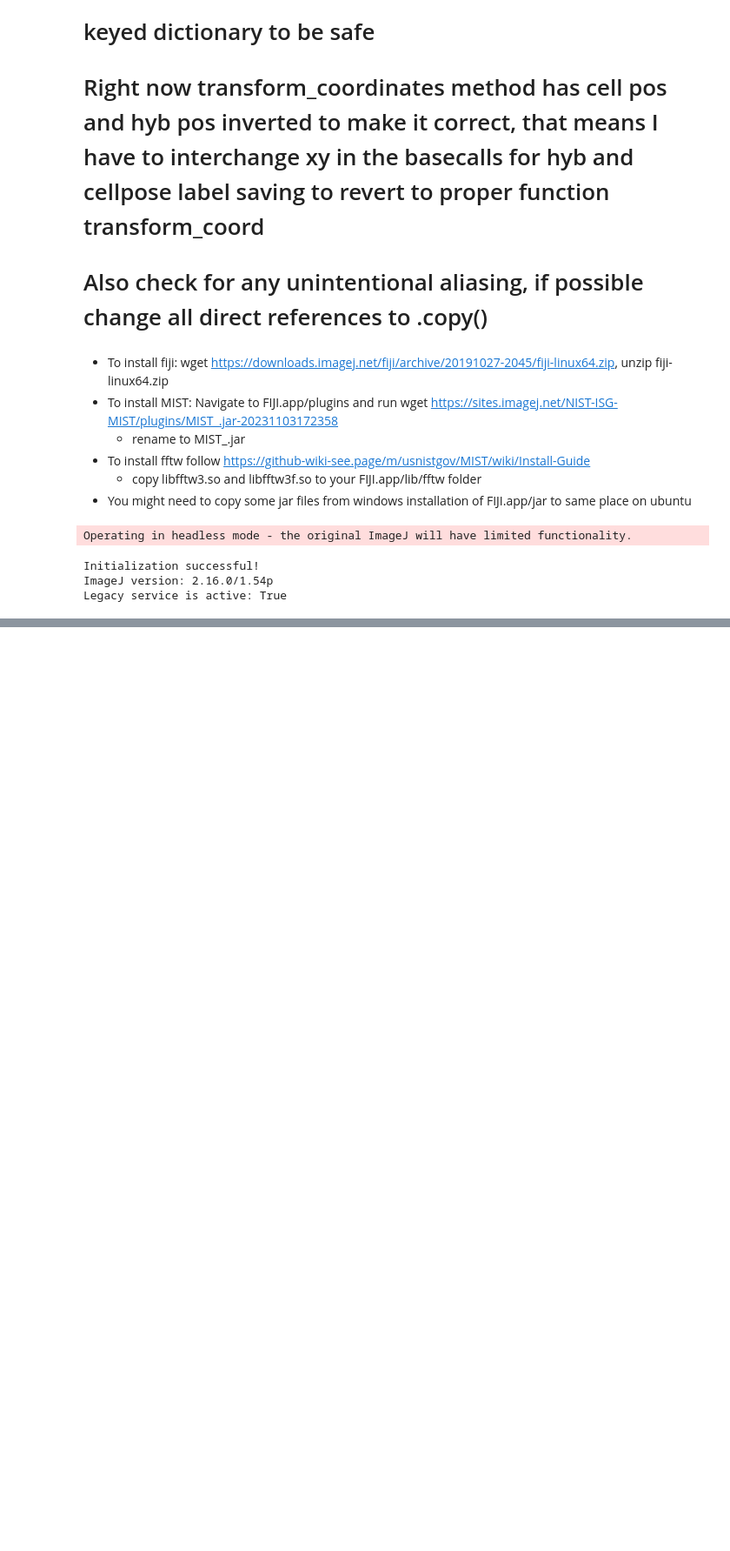
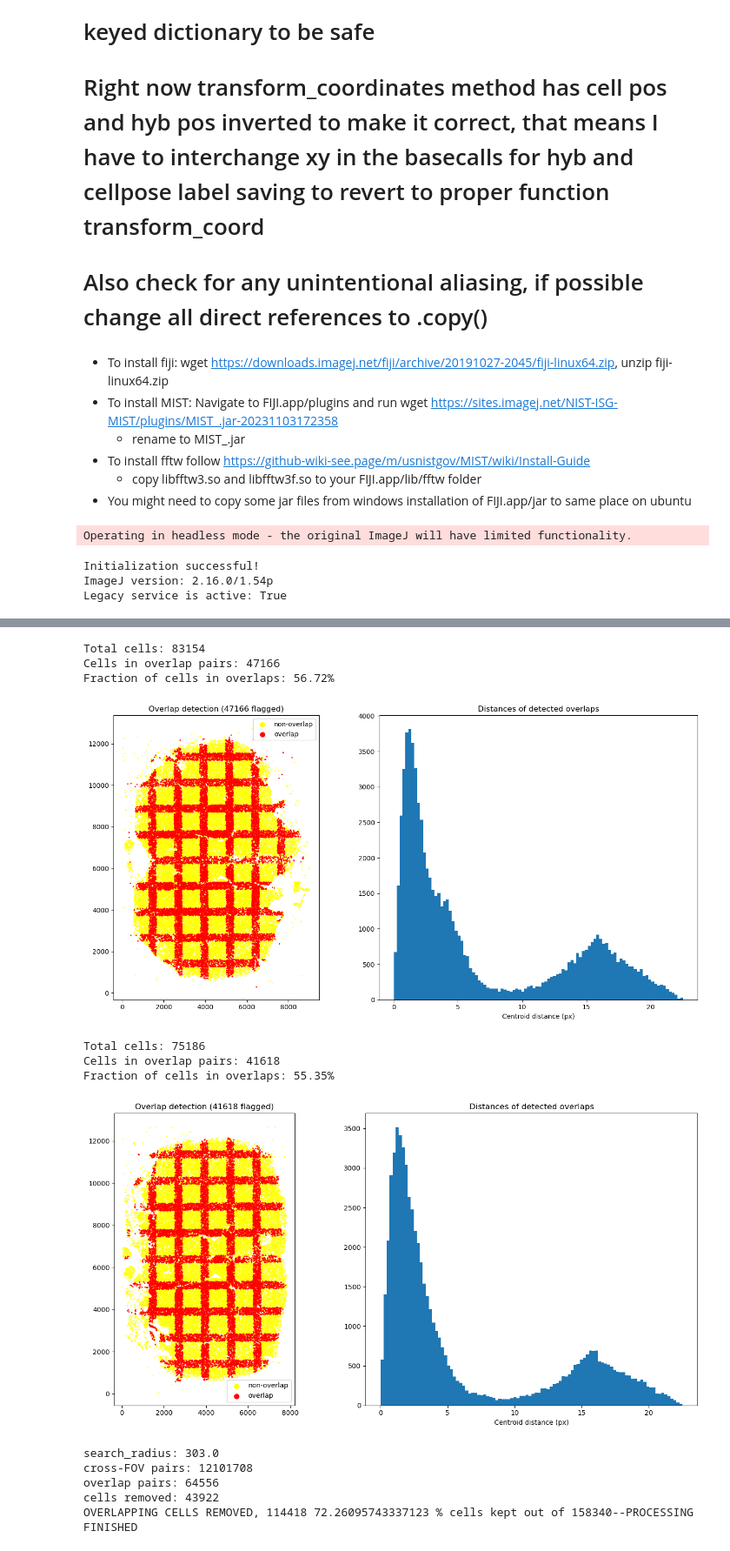
Before and after one commit to ZadorLaboratory/barseq-processing, a Jupyter notebook: attic/goswami/barseq_v2.ipynb, the cells around one changed output, grey strips where cells are left out. Shown at 87% size. Drawn from its saved outputs; the diff is of its cells as text; code cells hidden in the pictures; blank space fills up the shorter version.

```diff
--- a/attic/goswami/barseq_v2.ipynb
+++ b/attic/goswami/barseq_v2.ipynb
@@ -1795,19 +2027,28 @@ def check_stitched_output(pth,if_bcseq=1,if_hyb=1,if_geneseq=1,if_mist=1):
 # %%
-def check_final_overlap_removal(pth,data_file):
+def check_final_overlap_removal(pth,data_file,fov=1):
     data2=load(os.path.join(pth,'processed','filt_neurons.joblib'))
     data=load(os.path.join(pth,'processed',data_file))
     neurons=data['neurons']
     filt_neurons=data2['filt_neurons']
-    id_to_keep=data2['removecells_all']
-    fg, ax=plt.subplots(1,2)
+    id_fov1=neurons['slice']==fov
+    id_to_keep=(data2['removecells_all']) & (neurons['slice']==fov)
+    id_fov=(filt_neurons['slice']==fov)
+    fg, ax=plt.subplots(1,3)
     fg.suptitle('Before and after overlap filter', fontsize=16)
     fg.set_figheight(5)
-    fg.set_figwidth(10)
+    fg.set_figwidth(15)
 
     exp_mat=neurons['expmat'].todense() # I should do it in csr rather than dense--memory efficient
     total_exp_cell=np.asarray(np.sum(exp_mat,axis=1))
-    ax[0].scatter(neurons['pos10x_x'],neurons['pos10x_y'],1,total_exp_cell,cmap=plt.cm.viridis_r)
-    ax[1].scatter(filt_neurons['pos10x_x'],filt_neurons['pos10x_y'],1,total_exp_cell[id_to_keep],cmap=plt.cm.viridis_r)
+    ax[0].scatter(neurons['pos10x_x'][id_fov1],neurons['pos10x_y'][id_fov1],1,total_exp_cell[id_fov1],cmap=plt.cm.viridis_r)
+    ax[0].set_aspect('equal',adjustable='box')
+    ax[1].scatter(filt_neurons['pos10x_x'][id_fov],filt_neurons['pos10x_y'][id_fov],1,total_exp_cell[id_to_keep],cmap=plt.cm.viridis_r)
+    ax[1].set_aspect('equal',adjustable='box')
+
+
+    id_to_remove=(~data2['removecells_all']) & (neurons['slice']==fov)
+    ax[2].scatter(neurons['pos10x_x'][id_to_remove],neurons['pos10x_y'][id_to_remove],1,total_exp_cell[id_to_remove],cmap=plt.cm.viridis_r)
+    ax[2].set_aspect('equal',adjustable='box')
     fg.tight_layout()
 # %%
 def check_cellpose_output(pth,folder):
@@ -2165,5 +2531,23 @@ organize_processed_data(pth,config_pth,is_optseq=0,hyb_codebook_name='codebookhy
                            fraction_border=0.07)
 # %%
 # FILTER OVER;APPING NEURONS
-pth='/mnt/d/allen_data/test_dataset_bc_726126/'
-filter_overlapping_cells(pth,fname='alldata06092025.joblib',rescale_factor=0.5,px=0.33,box_half_width_um=5,search_radius_um=200)
+#pth='/mnt/d/allen_data/test_dataset_bc_726126'
+pth='/mnt/d/temp/ywt01_1357/'
+data_file='alldata04042026.joblib'
+
+filter_overlapping_cells(pth,fname=data_file,rescale_factor=0.5,px=0.33,box_half_width_um=5,search_radius_um=200)
+check_final_overlap_removal(pth,data_file,fov=2)
+# %% [output]
+Total cells: 83154
+Cells in overlap pairs: 47166
+Fraction of cells in overlaps: 56.72%
+[figure, added]
+Total cells: 75186
+Cells in overlap pairs: 41618
+Fraction of cells in overlaps: 55.35%
+[figure, added]
+search_radius: 303.0
+cross-FOV pairs: 12101708
+overlap pairs: 64556
+cells removed: 43922
+OVERLAPPING CELLS REMOVED, 114418 72.26095743337123 % cells kept out of 158340--PROCESSING FINISHED
```
Also changed, not shown: parts of 34 cells of this notebook.
